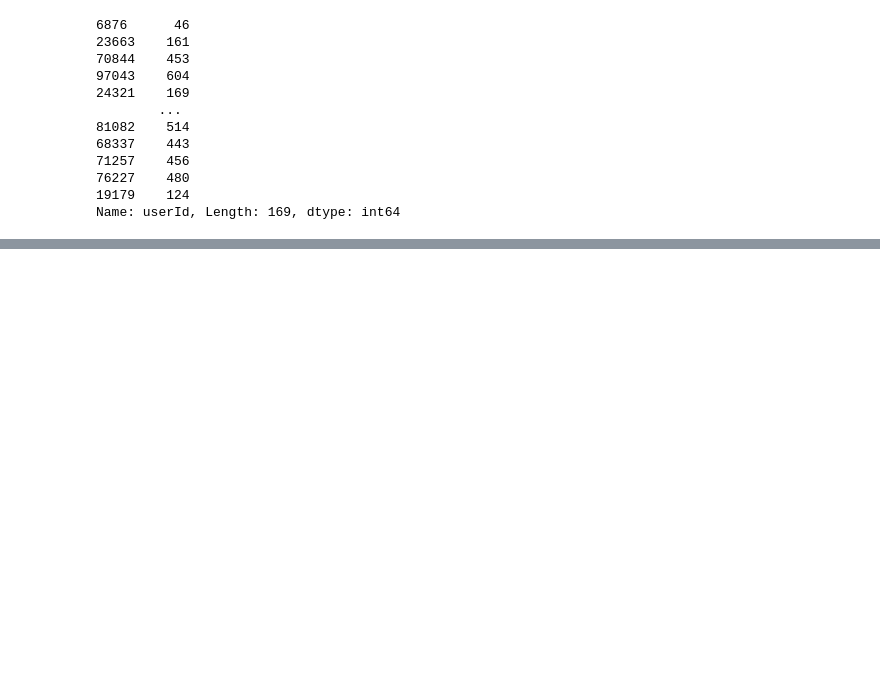
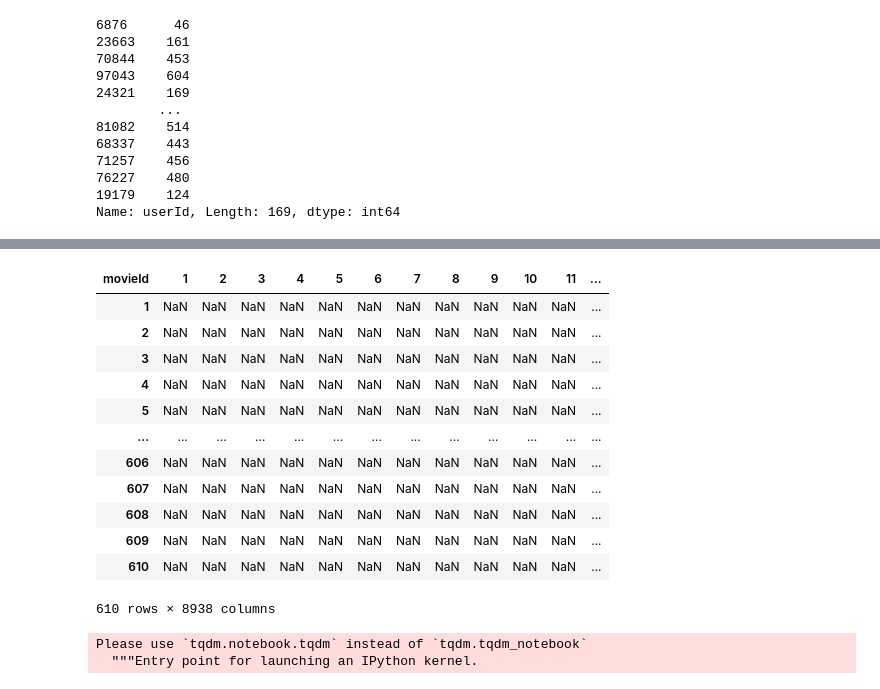
Before and after one commit to Vaycold/Vaycold, a Jupyter notebook: Recommend_Algorithm/#4.이웃기반_협업필터링.ipynb, the cells around one changed output, grey strips where cells are left out. Drawn from its saved outputs; the diff is of its cells as text; code cells hidden in the pictures; blank space fills up the shorter version.

```diff
--- a/Recommend_Algorithm/#4.이웃기반_협업필터링.ipynb
+++ b/Recommend_Algorithm/#4.이웃기반_협업필터링.ipynb
@@ -149,0 +211,37 @@ Name: userId, Length: 169, dtype: int64
+# %%
+# train_df 에 포함된 userID를 계산에 반영
+userId_grouped = train_df.groupby('userId')
+# %%
+# 예측 결과를 넣을 데이터 프레임을 만들자.
+# index : userId, columns :total movieId
+item_prediction_result_df = pd.DataFrame(index = list(userId_grouped.indices.keys()),columns = item_sparse_matrix.index)
+item_prediction_result_df
+# %% [output]
+| movieId | 1 | 2 | 3 | 4 | 5 | 6 | 7 | 8 | 9 | 10 | 11 | ... |
+| 1 | NaN | NaN | NaN | NaN | NaN | NaN | NaN | NaN | NaN | NaN | NaN | ... |
+| 2 | NaN | NaN | NaN | NaN | NaN | NaN | NaN | NaN | NaN | NaN | NaN | ... |
+| 3 | NaN | NaN | NaN | NaN | NaN | NaN | NaN | NaN | NaN | NaN | NaN | ... |
+| 4 | NaN | NaN | NaN | NaN | NaN | NaN | NaN | NaN | NaN | NaN | NaN | ... |
+| 5 | NaN | NaN | NaN | NaN | NaN | NaN | NaN | NaN | NaN | NaN | NaN | ... |
+| ... | ... | ... | ... | ... | ... | ... | ... | ... | ... | ... | ... | ... |
+| 606 | NaN | NaN | NaN | NaN | NaN | NaN | NaN | NaN | NaN | NaN | NaN | ... |
+| 607 | NaN | NaN | NaN | NaN | NaN | NaN | NaN | NaN | NaN | NaN | NaN | ... |
+| 608 | NaN | NaN | NaN | NaN | NaN | NaN | NaN | NaN | NaN | NaN | NaN | ... |
+| 609 | NaN | NaN | NaN | NaN | NaN | NaN | NaN | NaN | NaN | NaN | NaN | ... |
+| 610 | NaN | NaN | NaN | NaN | NaN | NaN | NaN | NaN | NaN | NaN | NaN | ... |
+610 rows × 8938 columns
+# %%
+for userId, group in tqdm(userId_grouped):
+    # user가 rating한 movieId * 전체 movieId
+    user_sim = item_cossim_df.loc[group['movieId']]
+    # user가 rating한 movieId * 1
+    user_rating = group['rating']
+    # 전체 movieId * 1
+    sim_sum = user_sim.sum(axis=0)
+
+    # userId의 전체 rating predictions (8938 * 1)
+    pred_ratings = np.matmul(user_sim.T.to_numpy(), user_rating) / (sim_sum+1)
+    item_prediction_result_df.loc[userId] = pred_ratings
+# %% [output]
+Please use `tqdm.notebook.tqdm` instead of `tqdm.tqdm_notebook`
+  """Entry point for launching an IPython kernel.
```
Also changed, not shown: parts of 29 cells of this notebook.
